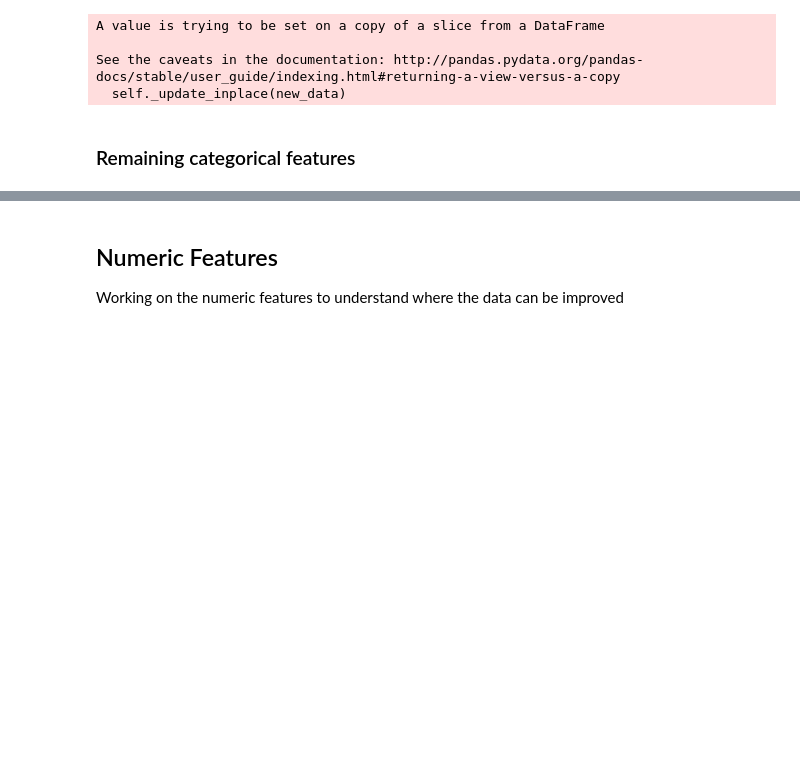
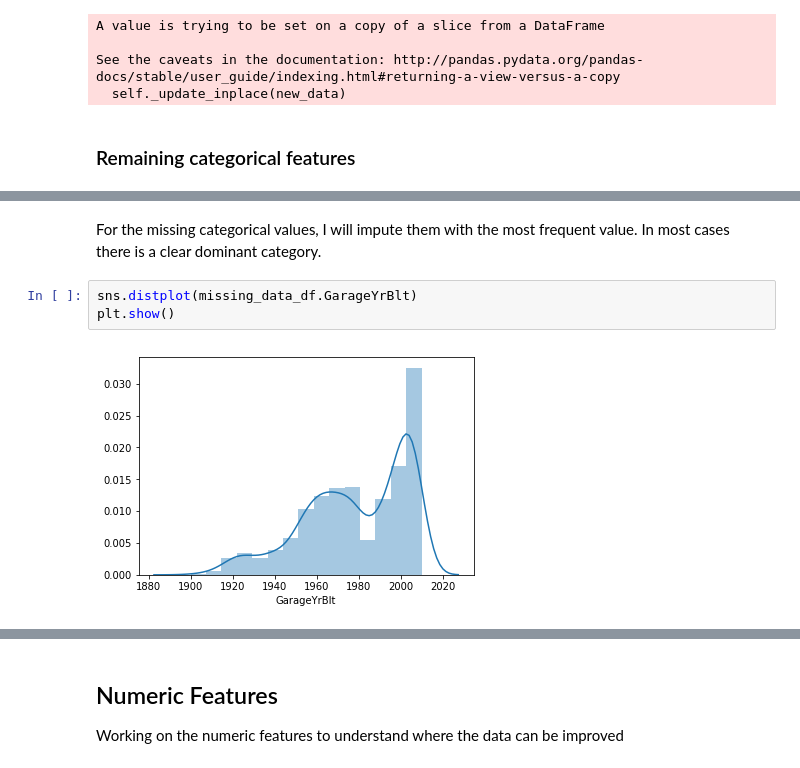
Before and after one commit to Ryan95Z/ml-house-prices, a Jupyter notebook: notebooks/House Prices - Feature Engineering.ipynb, the cells around one changed output, grey strips where cells are left out. Saved outputs shown, nothing was run; the diff lists cells and outputs as text; blank space fills up the shorter version.

```diff
--- a/notebooks/House Prices - Feature Engineering.ipynb
+++ b/notebooks/House Prices - Feature Engineering.ipynb
@@ -251,0 +254,7 @@ Name: BsmtExposure, Length: 1460, dtype: object
+# %% [markdown]
+For the missing categorical values, I will impute them with the most frequent value. In most cases there is a clear dominant category.
+# %%
+sns.distplot(missing_data_df.GarageYrBlt)
+plt.show()
+# %% [output]
+[figure, added]
```
Also changed, not shown: parts of 4 cells of this notebook.
